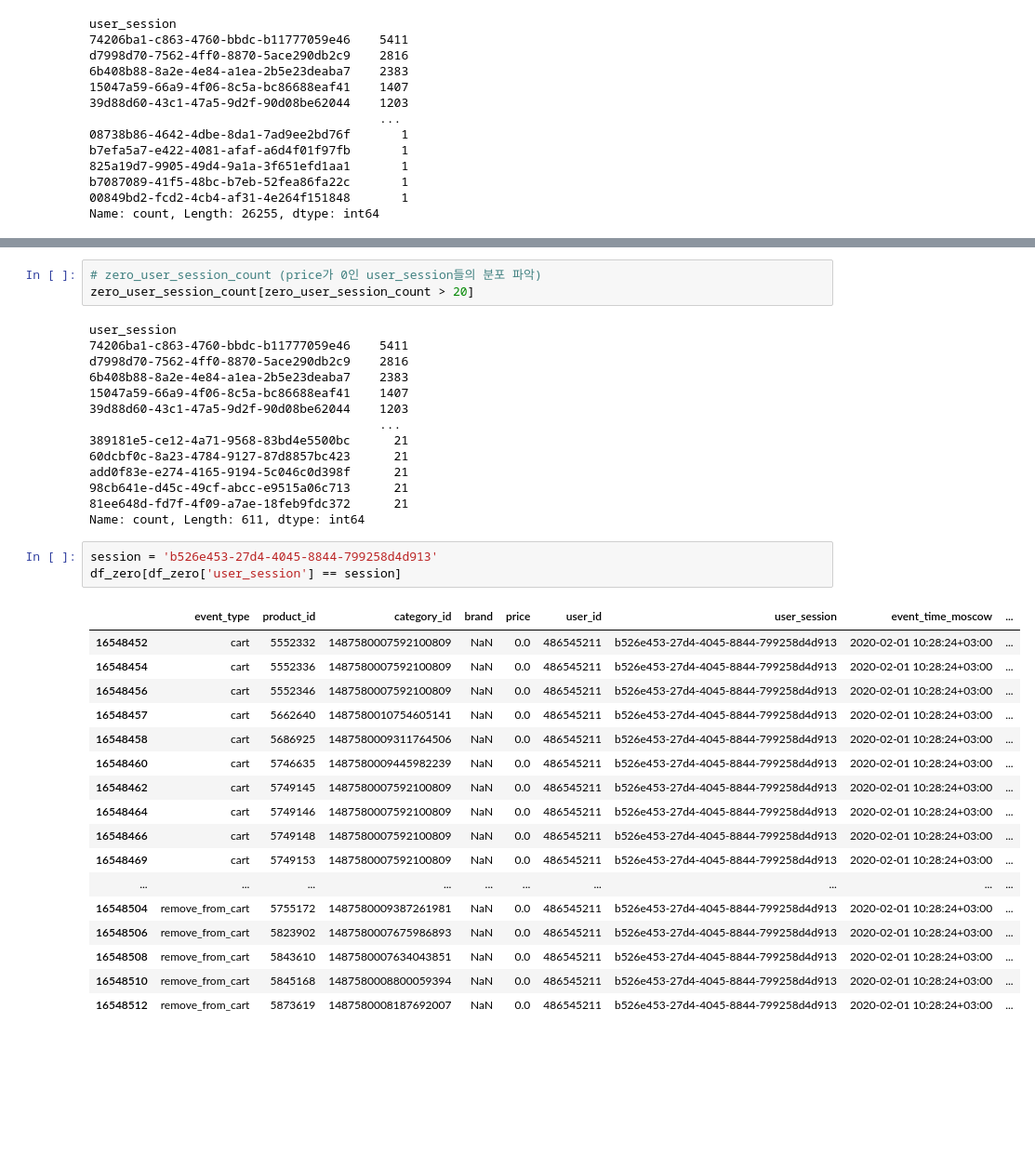
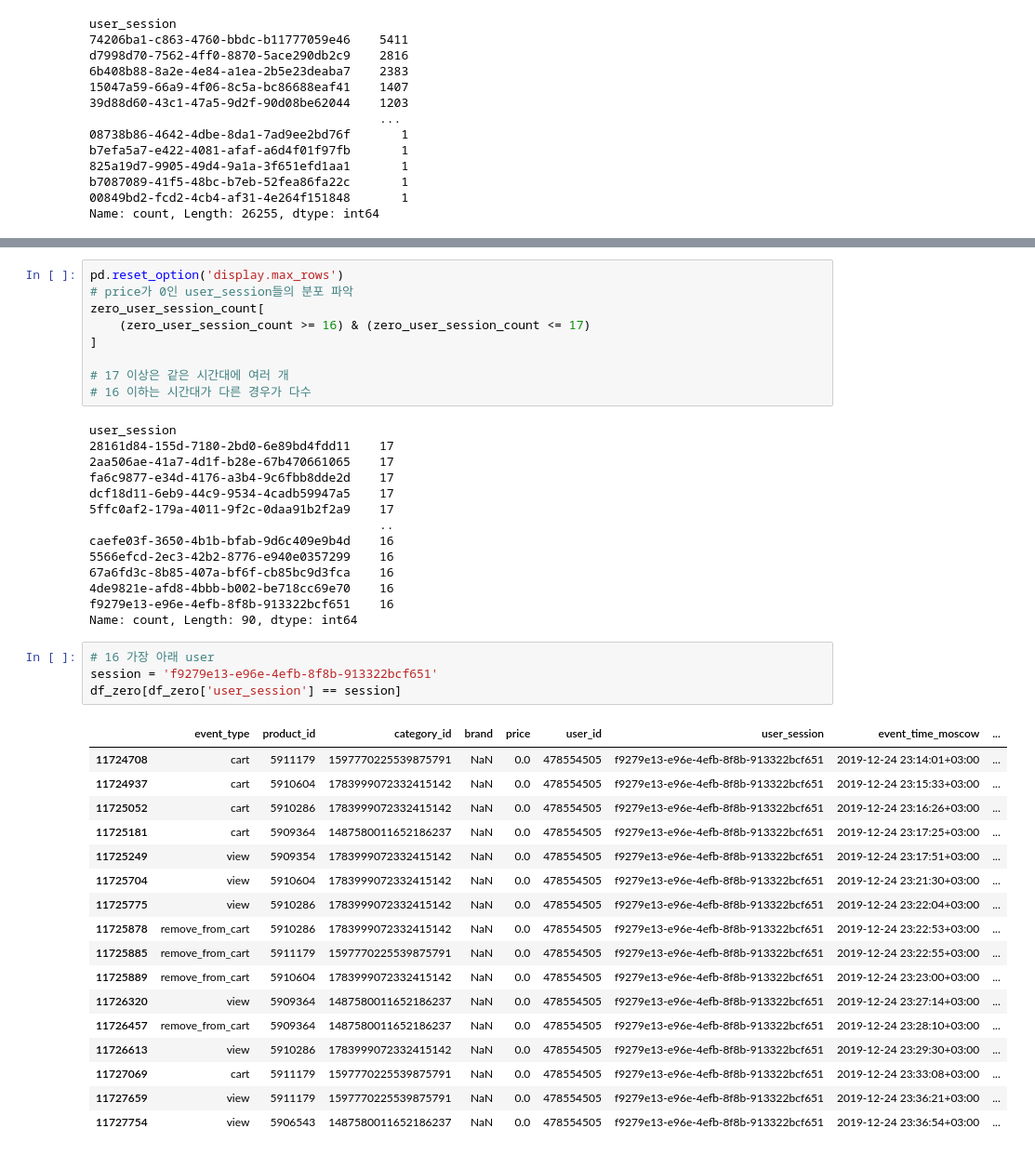
Before and after one commit to Blche/datathon_09, a Jupyter notebook: members/문세희/03_price_zero_and_price_inconsistency_check.ipynb.ipynb, the cells around one changed output, grey strips where cells are left out. Shown at 93% size. Cells and saved outputs as stored; diff of their text form; blank space fills up the shorter version.

```diff
--- a/members/문세희/03_price_zero_and_price_inconsistency_check.ipynb.ipynb
+++ b/members/문세희/03_price_zero_and_price_inconsistency_check.ipynb.ipynb
@@ -338,38 +331,45 @@ Name: count, Length: 26255, dtype: int64
 # %%
-# zero_user_session_count (price가 0인 user_session들의 분포 파악)
-zero_user_session_count[zero_user_session_count > 20]
+pd.reset_option('display.max_rows')
+# price가 0인 user_session들의 분포 파악
+zero_user_session_count[
+    (zero_user_session_count >= 16) & (zero_user_session_count <= 17)
+]
+
+# 17 이상은 같은 시간대에 여러 개
+# 16 이하는 시간대가 다른 경우가 다수
 # %% [output]
 user_session
-74206ba1-c863-4760-bbdc-b11777059e46    5411
-d7998d70-7562-4ff0-8870-5ace290db2c9    2816
-6b408b88-8a2e-4e84-a1ea-2b5e23deaba7    2383
-15047a59-66a9-4f06-8c5a-bc86688eaf41    1407
-39d88d60-43c1-47a5-9d2f-90d08be62044    1203
-                                        ...
-389181e5-ce12-4a71-9568-83bd4e5500bc      21
-60dcbf0c-8a23-4784-9127-87d8857bc423      21
-add0f83e-e274-4165-9194-5c046c0d398f      21
-98cb641e-d45c-49cf-abcc-e9515a06c713      21
-81ee648d-fd7f-4f09-a7ae-18feb9fdc372      21
-Name: count, Length: 611, dtype: int64
+28161d84-155d-7180-2bd0-6e89bd4fdd11    17
+2aa506ae-41a7-4d1f-b28e-67b470661065    17
+fa6c9877-e34d-4176-a3b4-9c6fbb8dde2d    17
+dcf18d11-6eb9-44c9-9534-4cadb59947a5    17
+5ffc0af2-179a-4011-9f2c-0daa91b2f2a9    17
+                                        ..
+caefe03f-3650-4b1b-bfab-9d6c409e9b4d    16
+5566efcd-2ec3-42b2-8776-e940e0357299    16
+67a6fd3c-8b85-407a-bf6f-cb85bc9d3fca    16
+4de9821e-afd8-4bbb-b002-be718cc69e70    16
+f9279e13-e96e-4efb-8f8b-913322bcf651    16
+Name: count, Length: 90, dtype: int64
 # %%
-session = 'b526e453-27d4-4045-8844-799258d4d913'
+# 16 가장 아래 user
+session = 'f9279e13-e96e-4efb-8f8b-913322bcf651'
 df_zero[df_zero['user_session'] == session]
 # %% [output]
 |  | event_type | product_id | category_id | brand | price | user_id | user_session | event_time_moscow | ... |
-| 16548452 | cart | 5552332 | 1487580007592100809 | NaN | 0.0 | 486545211 | b526e453-27d4-4045-8844-799258d4d913 | 2020-02-01 10:28:24+03:00 | ... |
-| 16548454 | cart | 5552336 | 1487580007592100809 | NaN | 0.0 | 486545211 | b526e453-27d4-4045-8844-799258d4d913 | 2020-02-01 10:28:24+03:00 | ... |
-| 16548456 | cart | 5552346 | 1487580007592100809 | NaN | 0.0 | 486545211 | b526e453-27d4-4045-8844-799258d4d913 | 2020-02-01 10:28:24+03:00 | ... |
-| 16548457 | cart | 5662640 | 1487580010754605141 | NaN | 0.0 | 486545211 | b526e453-27d4-4045-8844-799258d4d913 | 2020-02-01 10:28:24+03:00 | ... |
-| 16548458 | cart | 5686925 | 1487580009311764506 | NaN | 0.0 | 486545211 | b526e453-27d4-4045-8844-799258d4d913 | 2020-02-01 10:28:24+03:00 | ... |
-| 16548460 | cart | 5746635 | 1487580009445982239 | NaN | 0.0 | 486545211 | b526e453-27d4-4045-8844-799258d4d913 | 2020-02-01 10:28:24+03:00 | ... |
-| 16548462 | cart | 5749145 | 1487580007592100809 | NaN | 0.0 | 486545211 | b526e453-27d4-4045-8844-799258d4d913 | 2020-02-01 10:28:24+03:00 | ... |
-| 16548464 | cart | 5749146 | 1487580007592100809 | NaN | 0.0 | 486545211 | b526e453-27d4-4045-8844-799258d4d913 | 2020-02-01 10:28:24+03:00 | ... |
-| 16548466 | cart | 5749148 | 1487580007592100809 | NaN | 0.0 | 486545211 | b526e453-27d4-4045-8844-799258d4d913 | 2020-02-01 10:28:24+03:00 | ... |
-| 16548469 | cart | 5749153 | 1487580007592100809 | NaN | 0.0 | 486545211 | b526e453-27d4-4045-8844-799258d4d913 | 2020-02-01 10:28:24+03:00 | ... |
-| ... | ... | ... | ... | ... | ... | ... | ... | ... | ... |
-| 16548504 | remove_from_cart | 5755172 | 1487580009387261981 | NaN | 0.0 | 486545211 | b526e453-27d4-4045-8844-799258d4d913 | 2020-02-01 10:28:24+03:00 | ... |
-| 16548506 | remove_from_cart | 5823902 | 1487580007675986893 | NaN | 0.0 | 486545211 | b526e453-27d4-4045-8844-799258d4d913 | 2020-02-01 10:28:24+03:00 | ... |
-| 16548508 | remove_from_cart | 5843610 | 1487580007634043851 | NaN | 0.0 | 486545211 | b526e453-27d4-4045-8844-799258d4d913 | 2020-02-01 10:28:24+03:00 | ... |
-| 16548510 | remove_from_cart | 5845168 | 1487580008800059394 | NaN | 0.0 | 486545211 | b526e453-27d4-4045-8844-799258d4d913 | 2020-02-01 10:28:24+03:00 | ... |
-| 16548512 | remove_from_cart | 5873619 | 1487580008187692007 | NaN | 0.0 | 486545211 | b526e453-27d4-4045-8844-799258d4d913 | 2020-02-01 10:28:24+03:00 | ... |
+| 11724708 | cart | 5911179 | 1597770225539875791 | NaN | 0.0 | 478554505 | f9279e13-e96e-4efb-8f8b-913322bcf651 | 2019-12-24 23:14:01+03:00 | ... |
+| 11724937 | cart | 5910604 | 1783999072332415142 | NaN | 0.0 | 478554505 | f9279e13-e96e-4efb-8f8b-913322bcf651 | 2019-12-24 23:15:33+03:00 | ... |
+| 11725052 | cart | 5910286 | 1783999072332415142 | NaN | 0.0 | 478554505 | f9279e13-e96e-4efb-8f8b-913322bcf651 | 2019-12-24 23:16:26+03:00 | ... |
+| 11725181 | cart | 5909364 | 1487580011652186237 | NaN | 0.0 | 478554505 | f9279e13-e96e-4efb-8f8b-913322bcf651 | 2019-12-24 23:17:25+03:00 | ... |
+| 11725249 | view | 5909354 | 1783999072332415142 | NaN | 0.0 | 478554505 | f9279e13-e96e-4efb-8f8b-913322bcf651 | 2019-12-24 23:17:51+03:00 | ... |
+| 11725704 | view | 5910604 | 1783999072332415142 | NaN | 0.0 | 478554505 | f9279e13-e96e-4efb-8f8b-913322bcf651 | 2019-12-24 23:21:30+03:00 | ... |
+| 11725775 | view | 5910286 | 1783999072332415142 | NaN | 0.0 | 478554505 | f9279e13-e96e-4efb-8f8b-913322bcf651 | 2019-12-24 23:22:04+03:00 | ... |
+| 11725878 | remove_from_cart | 5910286 | 1783999072332415142 | NaN | 0.0 | 478554505 | f9279e13-e96e-4efb-8f8b-913322bcf651 | 2019-12-24 23:22:53+03:00 | ... |
+| 11725885 | remove_from_cart | 5911179 | 1597770225539875791 | NaN | 0.0 | 478554505 | f9279e13-e96e-4efb-8f8b-913322bcf651 | 2019-12-24 23:22:55+03:00 | ... |
+| 11725889 | remove_from_cart | 5910604 | 1783999072332415142 | NaN | 0.0 | 478554505 | f9279e13-e96e-4efb-8f8b-913322bcf651 | 2019-12-24 23:23:00+03:00 | ... |
+| 11726320 | view | 5909364 | 1487580011652186237 | NaN | 0.0 | 478554505 | f9279e13-e96e-4efb-8f8b-913322bcf651 | 2019-12-24 23:27:14+03:00 | ... |
+| 11726457 | remove_from_cart | 5909364 | 1487580011652186237 | NaN | 0.0 | 478554505 | f9279e13-e96e-4efb-8f8b-913322bcf651 | 2019-12-24 23:28:10+03:00 | ... |
+| 11726613 | view | 5910286 | 1783999072332415142 | NaN | 0.0 | 478554505 | f9279e13-e96e-4efb-8f8b-913322bcf651 | 2019-12-24 23:29:30+03:00 | ... |
+| 11727069 | cart | 5911179 | 1597770225539875791 | NaN | 0.0 | 478554505 | f9279e13-e96e-4efb-8f8b-913322bcf651 | 2019-12-24 23:33:08+03:00 | ... |
+| 11727659 | view | 5911179 | 1597770225539875791 | NaN | 0.0 | 478554505 | f9279e13-e96e-4efb-8f8b-913322bcf651 | 2019-12-24 23:36:21+03:00 | ... |
+| 11727754 | view | 5906543 | 1487580011652186237 | NaN | 0.0 | 478554505 | f9279e13-e96e-4efb-8f8b-913322bcf651 | 2019-12-24 23:36:54+03:00 | ... |
```
Also changed, not shown: parts of 21 cells of this notebook, 1 other file.
